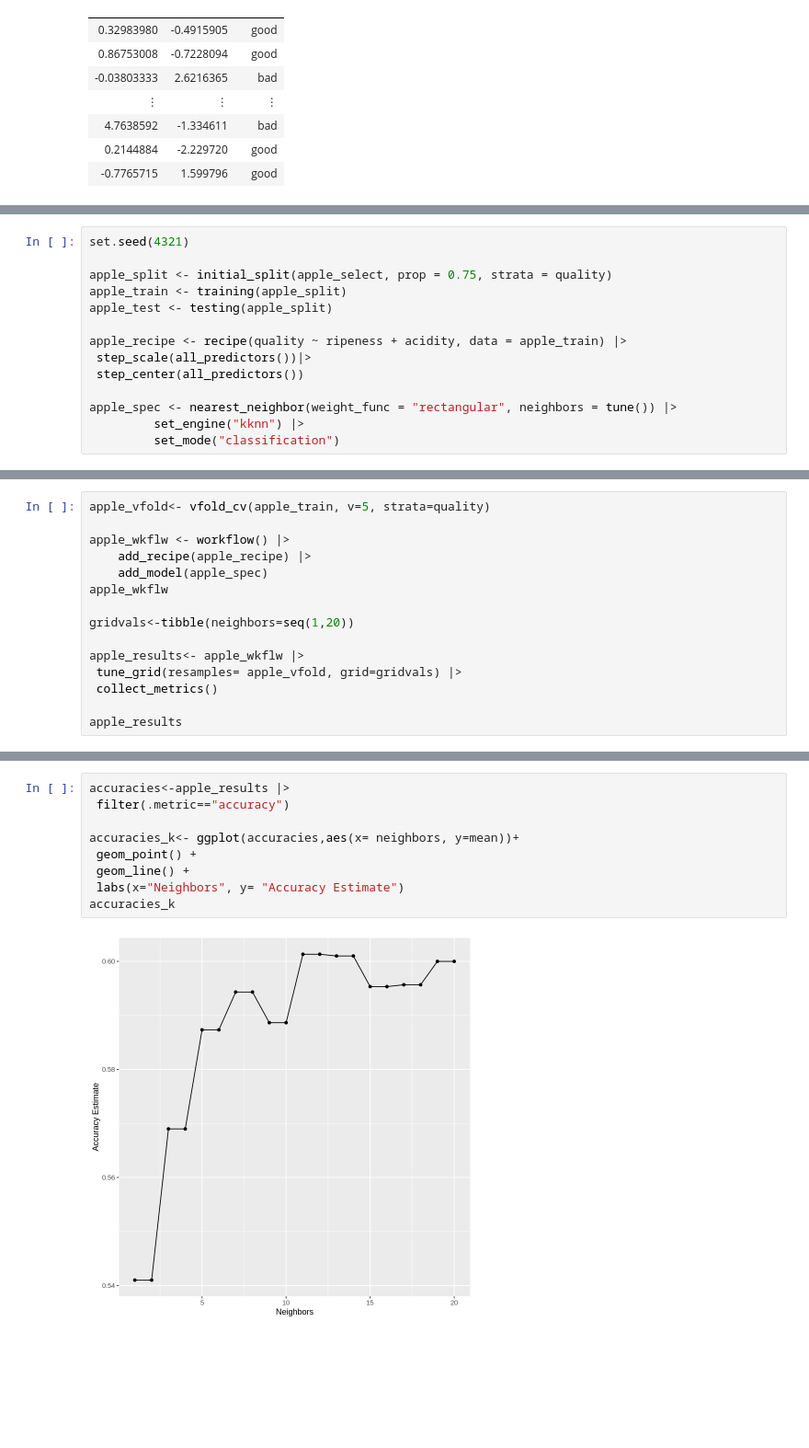
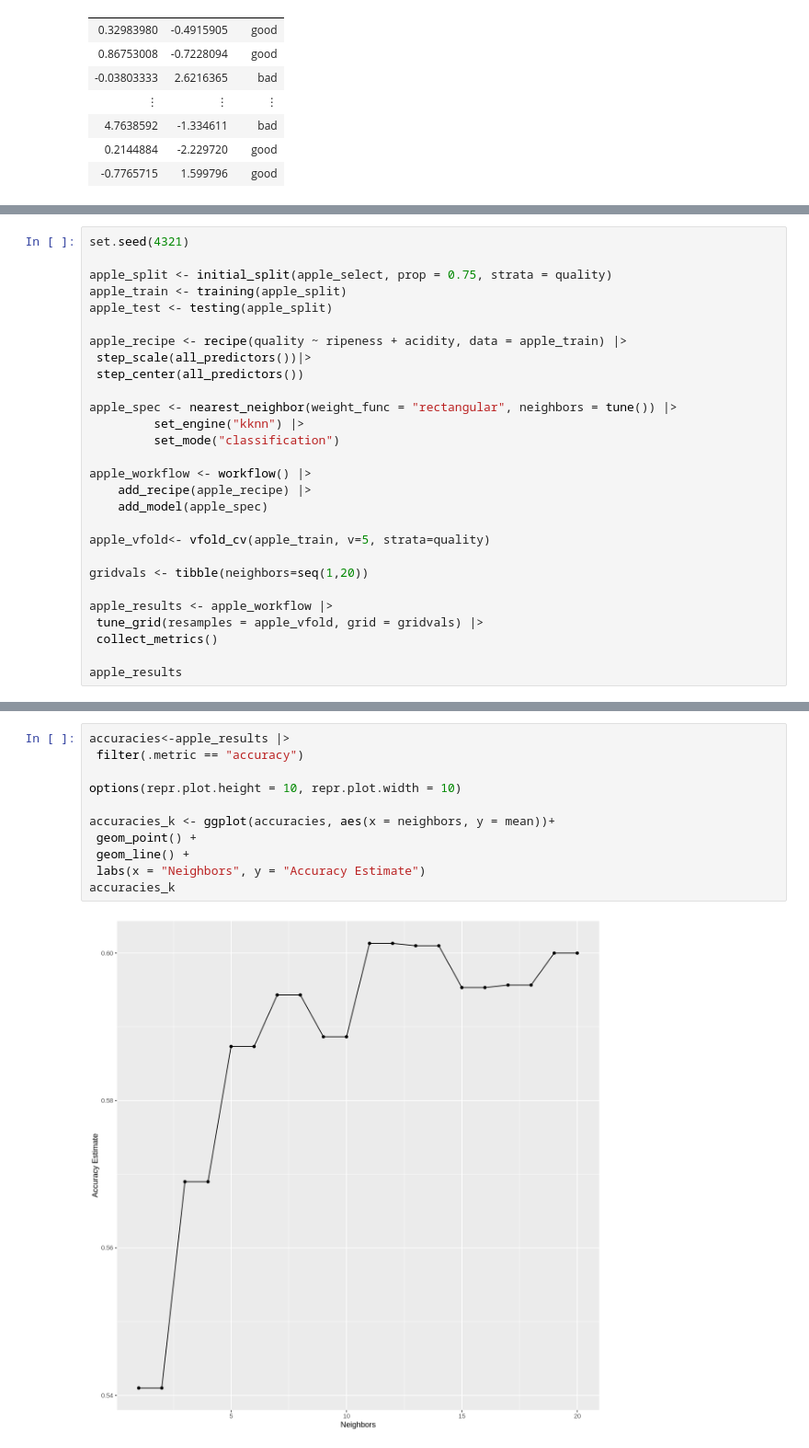
Before and after one commit to Ethkazin/DSCI-100-Group-Project, a Jupyter notebook: Final Report Data.ipynb, the cells around one changed output, grey strips where cells are left out. Shown at 92% size. Saved outputs shown, nothing was run; the diff lists cells and outputs as text; blank space fills up the shorter version.

Commit message:
Classification Model + Predictions
I have added the Classification model, some sample predictions, added Markdown descriptions for every step and cleaned things up.

```diff
--- a/Final Report Data.ipynb
+++ b/Final Report Data.ipynb
@@ -94,3 +104,17 @@ apple_recipe <- recipe(quality ~ ripeness + acidity, data = apple_train) |>
 apple_spec <- nearest_neighbor(weight_func = "rectangular", neighbors = tune()) |>
          set_engine("kknn") |>
          set_mode("classification")
+
+apple_workflow <- workflow() |>
+    add_recipe(apple_recipe) |>
+    add_model(apple_spec)
+
+apple_vfold<- vfold_cv(apple_train, v=5, strata=quality)
+
+gridvals <- tibble(neighbors=seq(1,20))
+
+apple_results <- apple_workflow |>
+ tune_grid(resamples = apple_vfold, grid = gridvals) |>
+ collect_metrics()
+
+apple_results
@@ -97,15 +131,0 @@ apple_spec <- nearest_neighbor(weight_func = "rectangular", neighbors = tune())
-# %%
-apple_vfold<- vfold_cv(apple_train, v=5, strata=quality)
-
-apple_wkflw <- workflow() |>
-    add_recipe(apple_recipe) |>
-    add_model(apple_spec)
-apple_wkflw
-
-gridvals<-tibble(neighbors=seq(1,20))
-
-apple_results<- apple_wkflw |>
- tune_grid(resamples= apple_vfold, grid=gridvals) |>
- collect_metrics()
-
-apple_results
@@ -141,11 +138,13 @@ A tibble: 40 × 7
 # %%
 accuracies<-apple_results |>
- filter(.metric=="accuracy")
+ filter(.metric == "accuracy")
 
-accuracies_k<- ggplot(accuracies,aes(x= neighbors, y=mean))+
+options(repr.plot.height = 10, repr.plot.width = 10)
+
+accuracies_k <- ggplot(accuracies, aes(x = neighbors, y = mean))+
  geom_point() +
  geom_line() +
- labs(x="Neighbors", y= "Accuracy Estimate")
+ labs(x = "Neighbors", y = "Accuracy Estimate")
 accuracies_k
 # %% [output]
-[figure, old version]
+[figure, new version]
```
Also changed, not shown: parts of 14 cells of this notebook.
